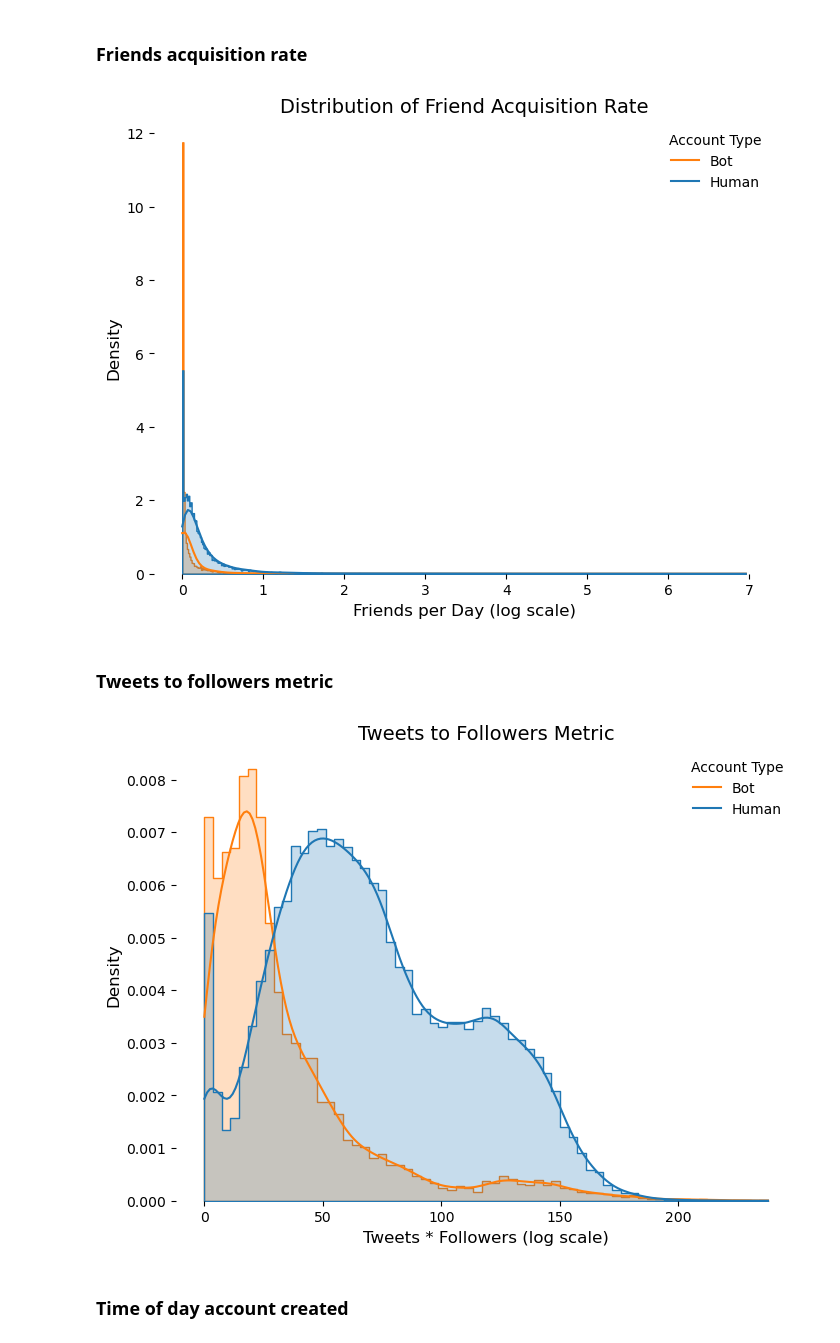
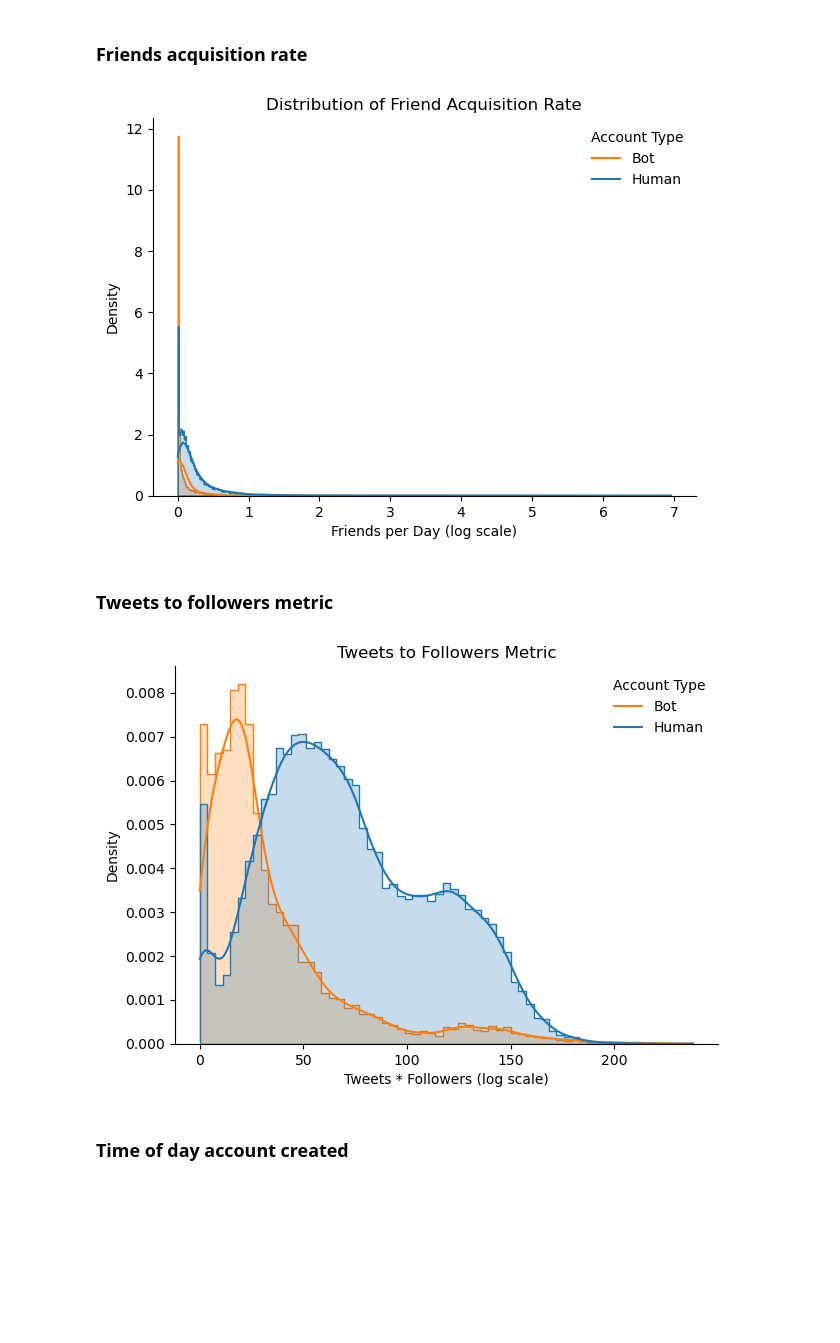
Before and after one commit to scrapfishies/twitter-bot-detection, a Jupyter notebook: eda.ipynb, the cells around one changed output. Saved outputs shown, nothing was run; the diff lists cells and outputs as text; code cells hidden in the pictures; blank space fills up the shorter version.

```diff
--- a/eda.ipynb
+++ b/eda.ipynb
@@ -262,31 +262,31 @@ sns.despine(bottom = True, left = True);
 # %% [markdown]
 ### Friends acquisition rate
 # %%
-plt.figure(figsize=(8,6), dpi=100)
+plt.figure(figsize=(7,5), dpi=100)
 sns.histplot(x='friends_acq_rate', data=df, hue='bot', alpha=.25,
              kde=True, stat='density', common_bins=True, element='step', legend=True)
 
 plt.legend(title='Account Type', loc='upper right', labels=['Bot', 'Human'], frameon=False)
-plt.title("Distribution of Friend Acquisition Rate", fontsize=14)
-plt.xlabel('Friends per Day (log scale)', fontsize=12)
-plt.ylabel('Density', fontsize=12)
-sns.despine(bottom = True, left = True);
+plt.title("Distribution of Friend Acquisition Rate", fontsize=12)
+plt.xlabel('Friends per Day (log scale)', fontsize=10)
+plt.ylabel('Density', fontsize=10)
+sns.despine();
 # %% [output]
-[figure, old version]
+[figure, new version]
 # %% [markdown]
 ### Tweets to followers metric
 # %%
-plt.figure(figsize=(8,6), dpi=100)
+plt.figure(figsize=(7,5), dpi=100)
 sns.histplot(x='tweet_to_followers', data=df, hue='bot', alpha=.25,
              kde=True, stat='density', common_bins=True, element='step', legend=True)
 
 plt.legend(title='Account Type', loc='upper right', labels=['Bot', 'Human'], frameon=False)
-plt.title("Tweets to Followers Metric", fontsize=14)
-plt.xlabel('Tweets * Followers (log scale)', fontsize=12)
-plt.ylabel('Density', fontsize=12)
-sns.despine(bottom = True, left = True);
+plt.title("Tweets to Followers Metric", fontsize=12)
+plt.xlabel('Tweets * Followers (log scale)', fontsize=10)
+plt.ylabel('Density', fontsize=10)
+sns.despine();
 # %% [output]
-[figure, old version]
+[figure, new version]
 # %% [markdown]
 ### Time of day account created
 # %%
```
Also changed, not shown: parts of 14 cells of this notebook, 2 other files.
